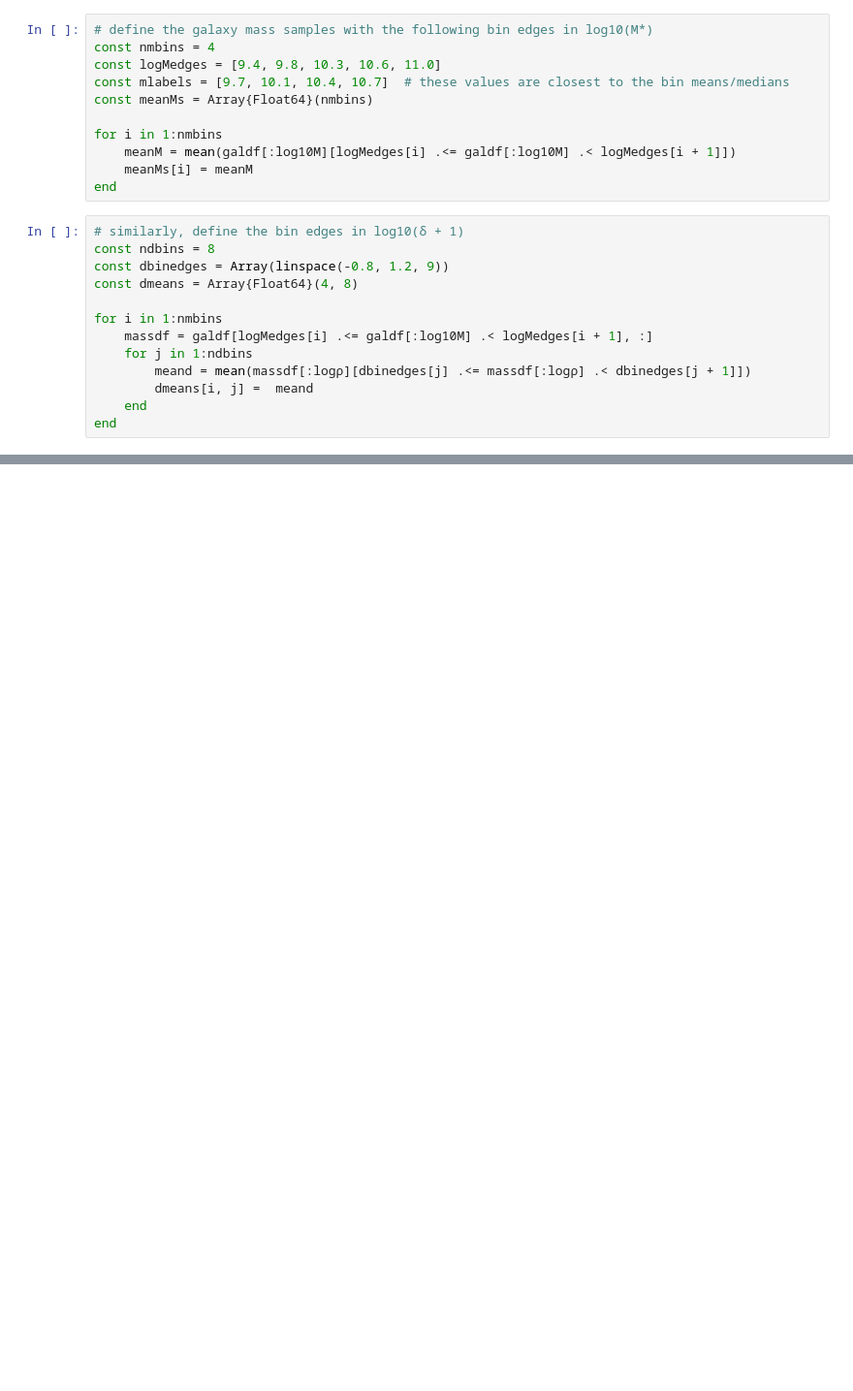
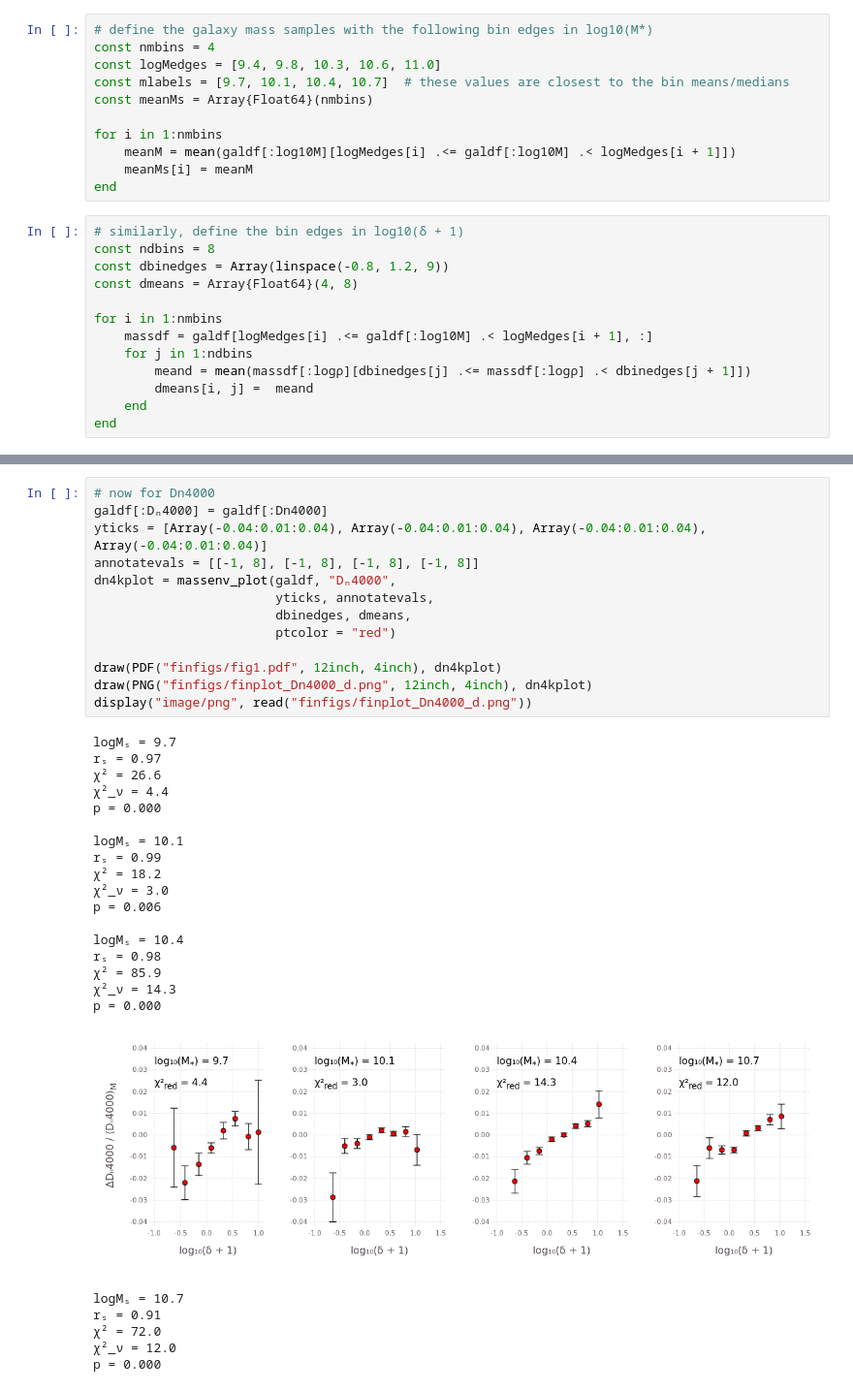
Before and after one commit to kilianbreathnach/cenquenbias, a Jupyter notebook: notebooks/observations.ipynb, the cells around one changed output, grey strips where cells are left out. Shown at 97% size. Saved outputs shown, nothing was run; the diff lists cells and outputs as text; blank space fills up the shorter version.

```diff
--- a/notebooks/observations.ipynb
+++ b/notebooks/observations.ipynb
@@ -64,0 +196,37 @@ sum(ans)
+# %%
+# now for Dn4000
+galdf[:Dₙ4000] = galdf[:Dn4000]
+yticks = [Array(-0.04:0.01:0.04), Array(-0.04:0.01:0.04), Array(-0.04:0.01:0.04), Array(-0.04:0.01:0.04)]
+annotatevals = [[-1, 8], [-1, 8], [-1, 8], [-1, 8]]
+dn4kplot = massenv_plot(galdf, "Dₙ4000",
+                        yticks, annotatevals,
+                        dbinedges, dmeans,
+                        ptcolor = "red")
+
+draw(PDF("finfigs/fig1.pdf", 12inch, 4inch), dn4kplot)
+draw(PNG("finfigs/finplot_Dn4000_d.png", 12inch, 4inch), dn4kplot)
+display("image/png", read("finfigs/finplot_Dn4000_d.png"))
+# %% [output]
+logMₛ = 9.7
+rₛ = 0.97
+χ² = 26.6
+χ²_ν = 4.4
+p = 0.000
+
+logMₛ = 10.1
+rₛ = 0.99
+χ² = 18.2
+χ²_ν = 3.0
+p = 0.006
+
+logMₛ = 10.4
+rₛ = 0.98
+χ² = 85.9
+χ²_ν = 14.3
+p = 0.000
+[figure, added]
+logMₛ = 10.7
+rₛ = 0.91
+χ² = 72.0
+χ²_ν = 12.0
+p = 0.000
```
Also changed, not shown: parts of 11 cells of this notebook, 3 other files.
